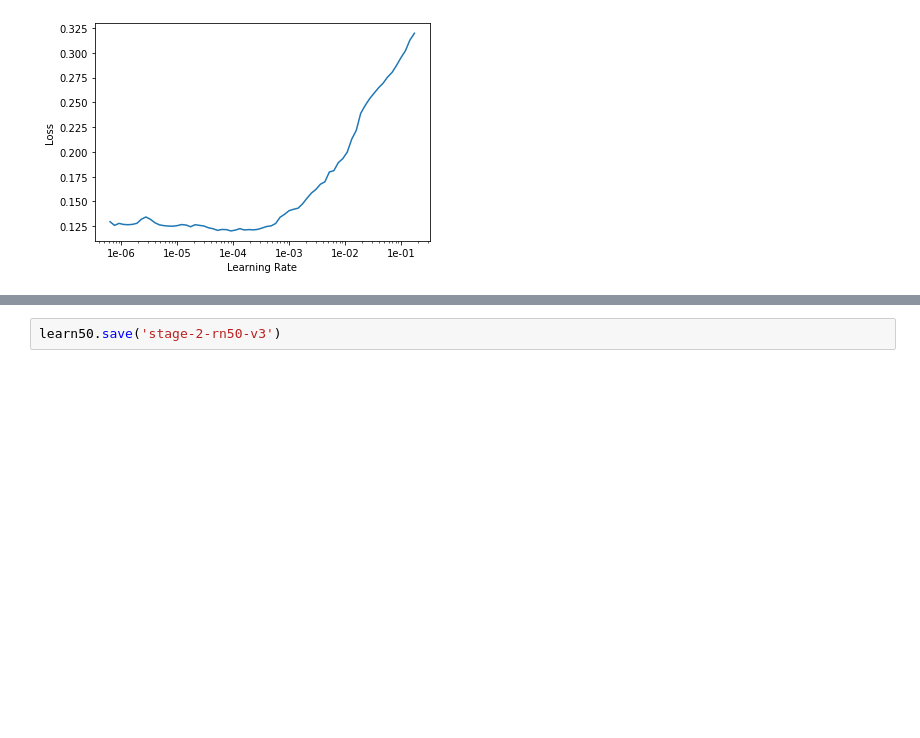
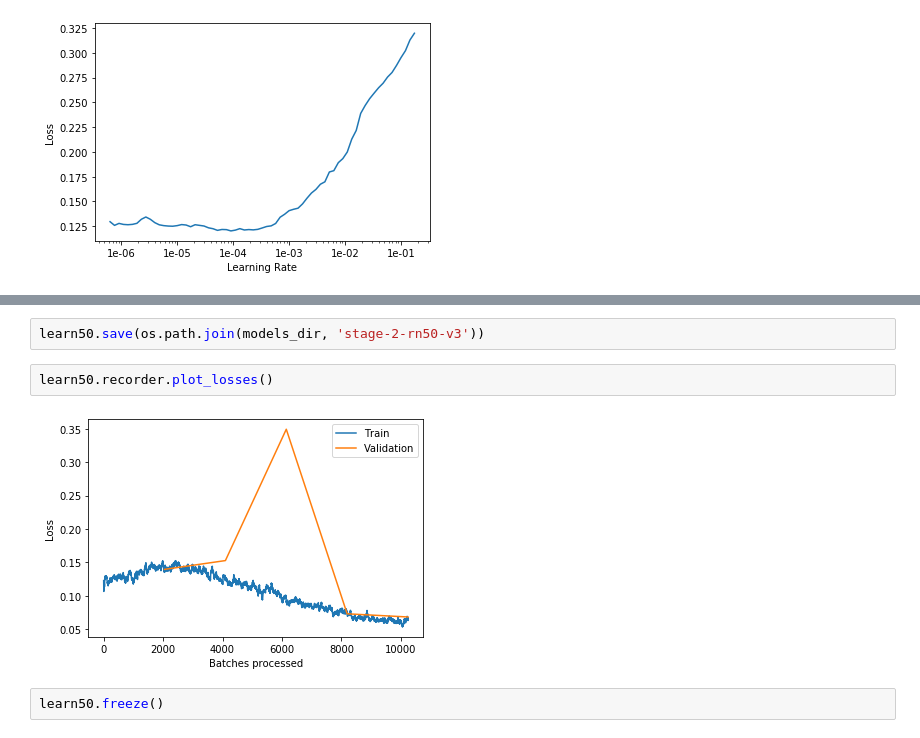
Before and after one commit to DougForrest/plaquebox-paper, a Jupyter notebook: fastai_multilabel_classification.ipynb, the cells around one changed output, grey strips where cells are left out. Cells and saved outputs as stored; diff of their text form; blank space fills up the shorter version.

```diff
--- a/fastai_multilabel_classification.ipynb
+++ b/fastai_multilabel_classification.ipynb
@@ -213,2 +215,8 @@ learn50.fit_one_cycle(5, slice(1e-5, 1e-2))
 # %%
-learn50.save('stage-2-rn50-v3')
+learn50.save(os.path.join(models_dir, 'stage-2-rn50-v3'))
+# %%
+learn50.recorder.plot_losses()
+# %% [output]
+[figure, added]
+# %%
+learn50.freeze()
```
Also changed, not shown: parts of 14 cells of this notebook.
